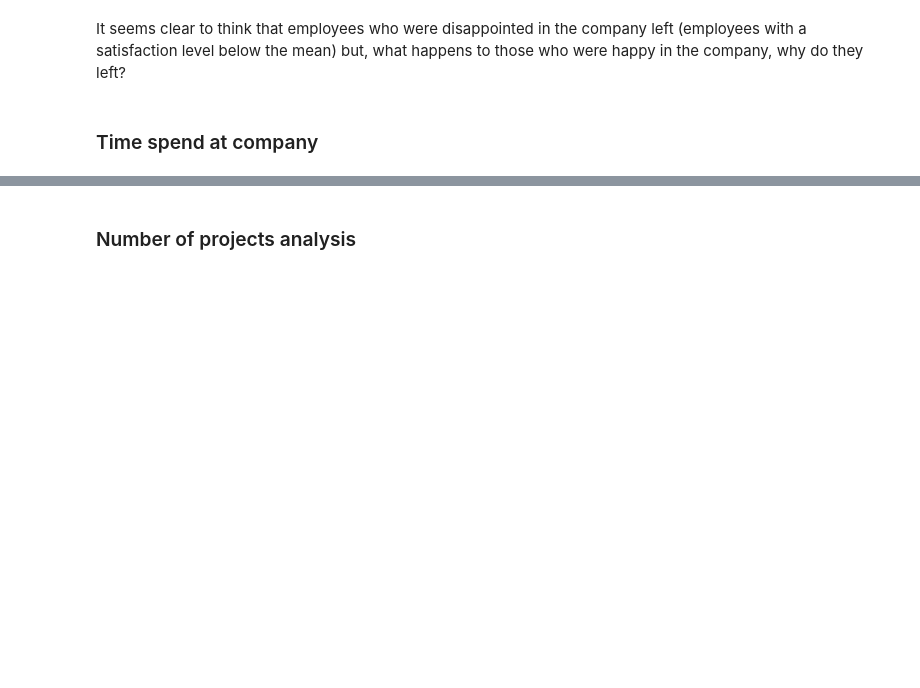
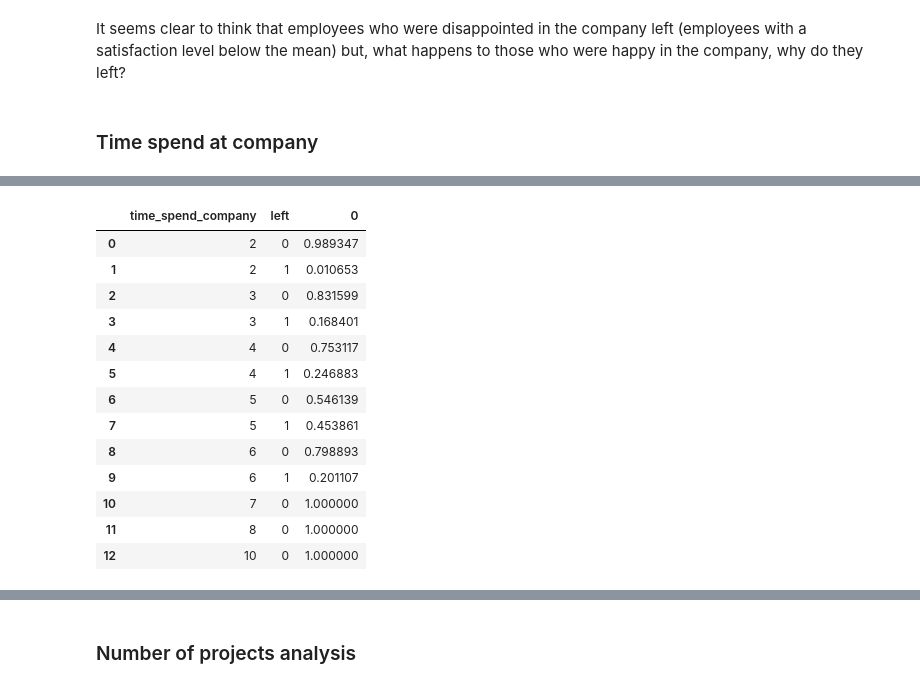
Before and after one commit to MariaGamero/TFM-ReasonsforEmployeeTurnover, a Jupyter notebook: 0.DataScrubbing.ipynb, the cells around one changed output, grey strips where cells are left out. Drawn from its saved outputs; the diff is of its cells as text; code cells hidden in the pictures; blank space fills up the shorter version.

```diff
--- a/0.DataScrubbing.ipynb
+++ b/0.DataScrubbing.ipynb
@@ -422,0 +431,19 @@ plt.show()
+# %%
+#in order to see it clearly,  I will use % of employees  base 100 for each year
+time_spend_percentaje=time_spend.groupby(level=[0]).apply(lambda x: x / x.sum()).reset_index()
+time_spend_percentaje
+# %% [output]
+|  | time_spend_company | left | 0 |
+| 0 | 2 | 0 | 0.989347 |
+| 1 | 2 | 1 | 0.010653 |
+| 2 | 3 | 0 | 0.831599 |
+| 3 | 3 | 1 | 0.168401 |
+| 4 | 4 | 0 | 0.753117 |
+| 5 | 4 | 1 | 0.246883 |
+| 6 | 5 | 0 | 0.546139 |
+| 7 | 5 | 1 | 0.453861 |
+| 8 | 6 | 0 | 0.798893 |
+| 9 | 6 | 1 | 0.201107 |
+| 10 | 7 | 0 | 1.000000 |
+| 11 | 8 | 0 | 1.000000 |
+| 12 | 10 | 0 | 1.000000 |
```
Also changed, not shown: parts of 21 cells of this notebook.
